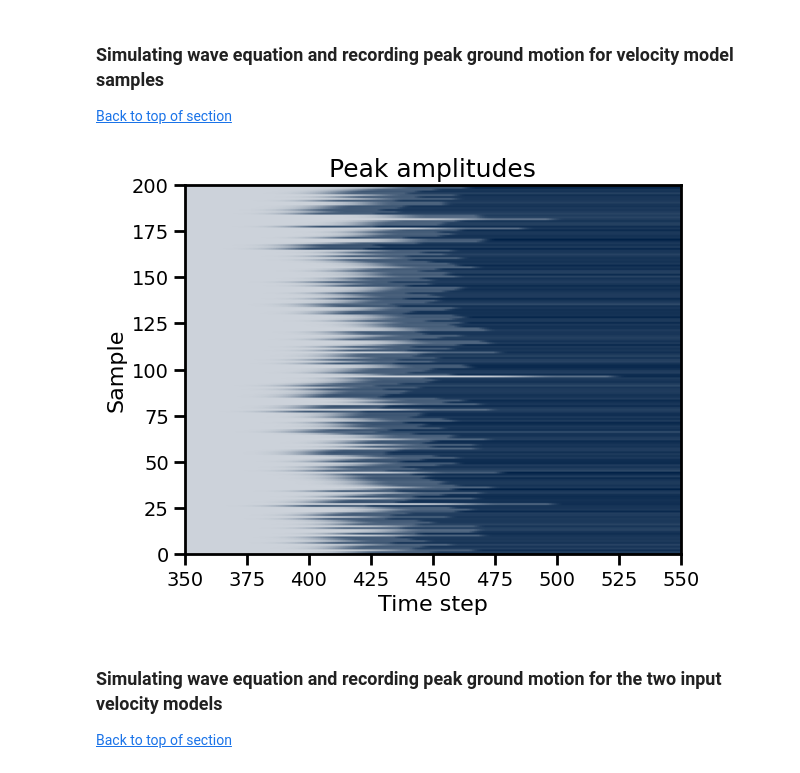
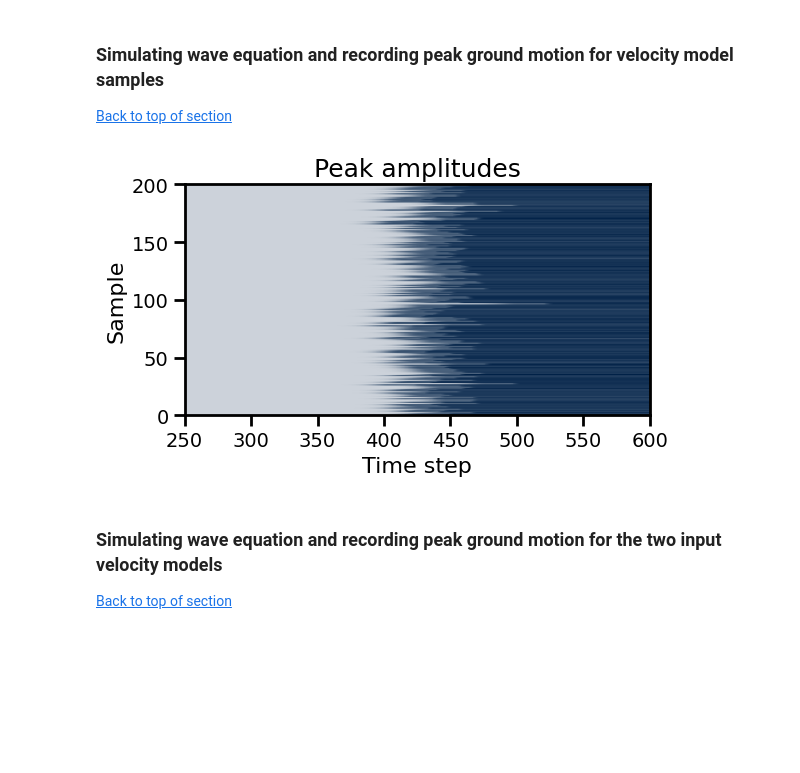
Before and after one commit to sscivier/gp-prob-earthquake-shaking, a Jupyter notebook: workflow_cuda.ipynb, the cells around one changed output. Drawn from its saved outputs; the diff is of its cells as text; code cells hidden in the pictures; blank space fills up the shorter version.

```diff
--- a/workflow_cuda.ipynb
+++ b/workflow_cuda.ipynb
@@ -862,20 +887,20 @@ for it in tqdm(range(nt)):
 
     u_plot[it, :] = u[plot_idx, :]
 # %%
-fig, ax = plt.subplots(1, 1)
+fig, ax = plt.subplots(1, 1, figsize=(6, 3))
 
 ax.imshow(peak_amplitudes, aspect="auto", cmap=oxfordblue_cmap.reversed())
 
-ax.set(xlim=(350, 550), ylim=(0, n_samples))
+ax.set(xlim=(250, 600), ylim=(0, n_samples))
 
 ax.set_title("Peak amplitudes")
 
 ax.set_xlabel("Time step")
 ax.set_ylabel("Sample")
 
 plt.show()
 # %% [output]
-[figure, old version]
+[figure, new version]
 # %% [markdown]
 ### Simulating wave equation and recording peak ground motion for the two input velocity models
 
```
Also changed, not shown: parts of 21 cells of this notebook.
